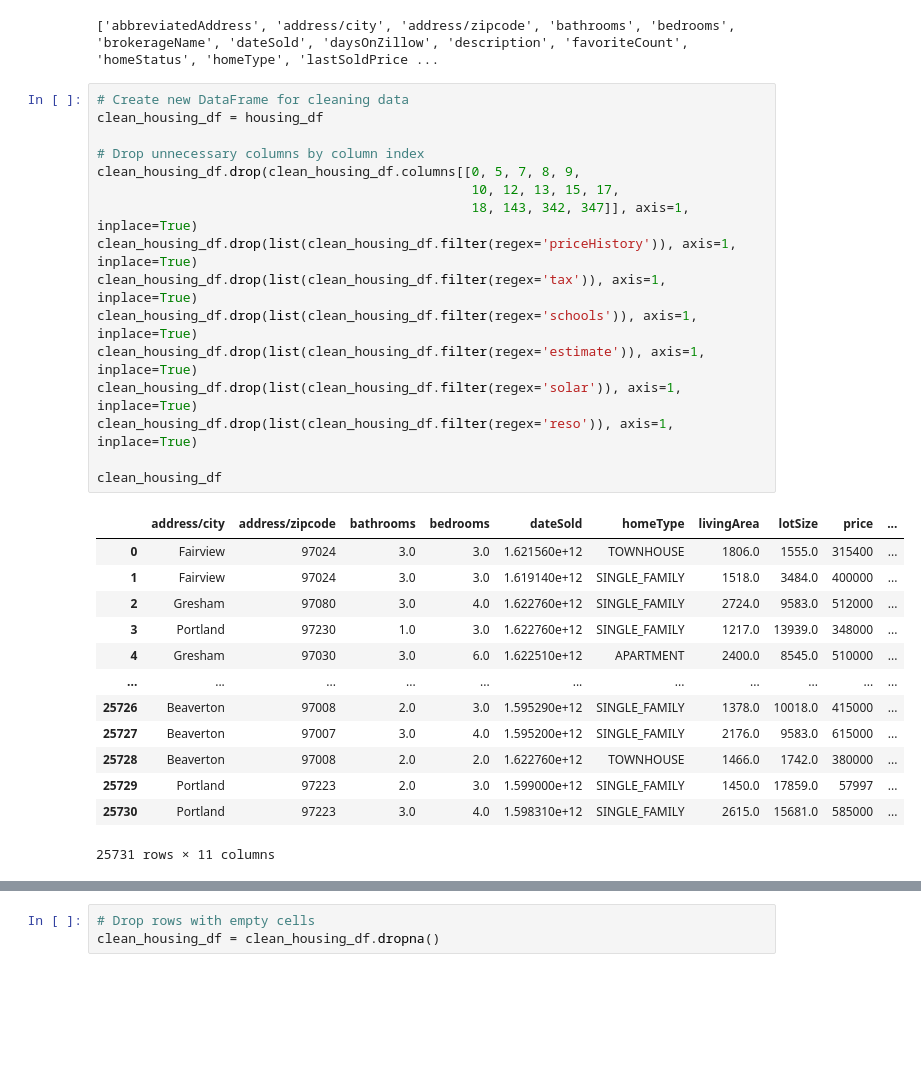
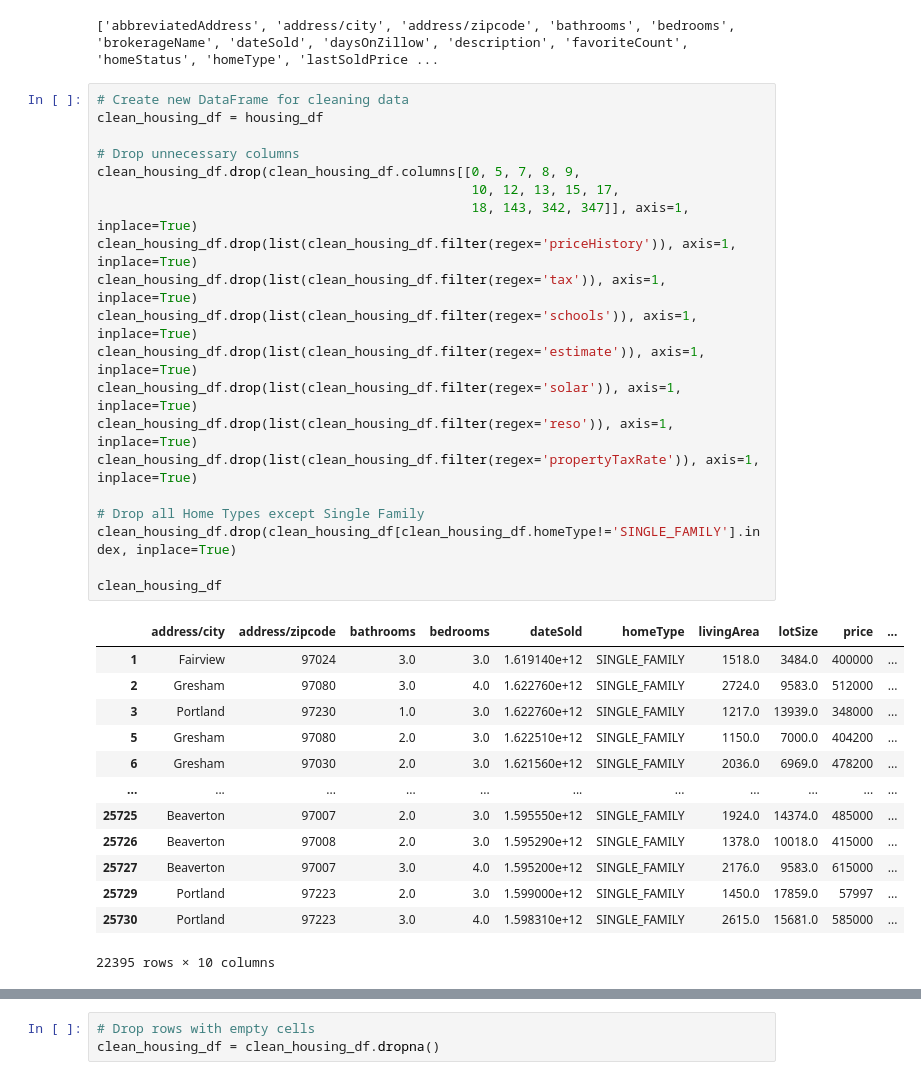
Before and after one commit to chrissnead/Home_Value_Analysis, a Jupyter notebook: Portland_House_Sales.ipynb, the cells around one changed output, grey strips where cells are left out. Saved outputs shown, nothing was run; the diff lists cells and outputs as text; blank space fills up the shorter version.

```diff
--- a/Portland_House_Sales.ipynb
+++ b/Portland_House_Sales.ipynb
@@ -32,30 +32,34 @@ print(housing_df.columns.tolist())
 # %%
 # Create new DataFrame for cleaning data
 clean_housing_df = housing_df
 
-# Drop unnecessary columns by column index
+# Drop unnecessary columns
 clean_housing_df.drop(clean_housing_df.columns[[0, 5, 7, 8, 9,
                                                 10, 12, 13, 15, 17,
                                                 18, 143, 342, 347]], axis=1, inplace=True)
 clean_housing_df.drop(list(clean_housing_df.filter(regex='priceHistory')), axis=1, inplace=True)
 clean_housing_df.drop(list(clean_housing_df.filter(regex='tax')), axis=1, inplace=True)
 clean_housing_df.drop(list(clean_housing_df.filter(regex='schools')), axis=1, inplace=True)
 clean_housing_df.drop(list(clean_housing_df.filter(regex='estimate')), axis=1, inplace=True)
 clean_housing_df.drop(list(clean_housing_df.filter(regex='solar')), axis=1, inplace=True)
 clean_housing_df.drop(list(clean_housing_df.filter(regex='reso')), axis=1, inplace=True)
+clean_housing_df.drop(list(clean_housing_df.filter(regex='propertyTaxRate')), axis=1, inplace=True)
+
+# Drop all Home Types except Single Family
+clean_housing_df.drop(clean_housing_df[clean_housing_df.homeType!='SINGLE_FAMILY'].index, inplace=True)
 
 clean_housing_df
 # %% [output]
 |  | address/city | address/zipcode | bathrooms | bedrooms | dateSold | homeType | livingArea | lotSize | price | ... |
-| 0 | Fairview | 97024 | 3.0 | 3.0 | 1.621560e+12 | TOWNHOUSE | 1806.0 | 1555.0 | 315400 | ... |
 | 1 | Fairview | 97024 | 3.0 | 3.0 | 1.619140e+12 | SINGLE_FAMILY | 1518.0 | 3484.0 | 400000 | ... |
 | 2 | Gresham | 97080 | 3.0 | 4.0 | 1.622760e+12 | SINGLE_FAMILY | 2724.0 | 9583.0 | 512000 | ... |
 | 3 | Portland | 97230 | 1.0 | 3.0 | 1.622760e+12 | SINGLE_FAMILY | 1217.0 | 13939.0 | 348000 | ... |
-| 4 | Gresham | 97030 | 3.0 | 6.0 | 1.622510e+12 | APARTMENT | 2400.0 | 8545.0 | 510000 | ... |
+| 5 | Gresham | 97080 | 2.0 | 3.0 | 1.622510e+12 | SINGLE_FAMILY | 1150.0 | 7000.0 | 404200 | ... |
+| 6 | Gresham | 97030 | 2.0 | 3.0 | 1.621560e+12 | SINGLE_FAMILY | 2036.0 | 6969.0 | 478200 | ... |
 | ... | ... | ... | ... | ... | ... | ... | ... | ... | ... | ... |
+| 25725 | Beaverton | 97007 | 2.0 | 3.0 | 1.595550e+12 | SINGLE_FAMILY | 1924.0 | 14374.0 | 485000 | ... |
 | 25726 | Beaverton | 97008 | 2.0 | 3.0 | 1.595290e+12 | SINGLE_FAMILY | 1378.0 | 10018.0 | 415000 | ... |
 | 25727 | Beaverton | 97007 | 3.0 | 4.0 | 1.595200e+12 | SINGLE_FAMILY | 2176.0 | 9583.0 | 615000 | ... |
-| 25728 | Beaverton | 97008 | 2.0 | 2.0 | 1.622760e+12 | TOWNHOUSE | 1466.0 | 1742.0 | 380000 | ... |
 | 25729 | Portland | 97223 | 2.0 | 3.0 | 1.599000e+12 | SINGLE_FAMILY | 1450.0 | 17859.0 | 57997 | ... |
 | 25730 | Portland | 97223 | 3.0 | 4.0 | 1.598310e+12 | SINGLE_FAMILY | 2615.0 | 15681.0 | 585000 | ... |
-25731 rows × 11 columns
+22395 rows × 10 columns
```
Also changed, not shown: parts of 13 cells of this notebook.
